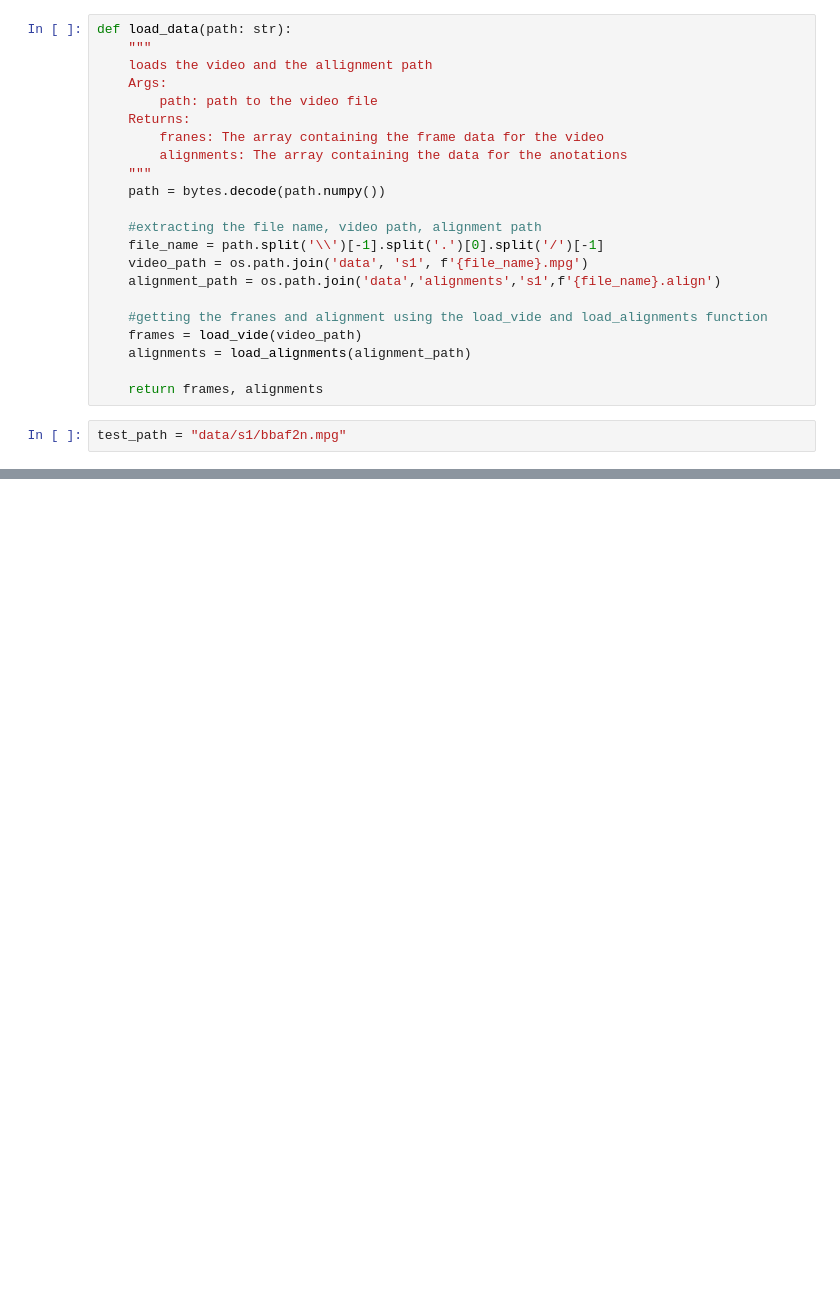
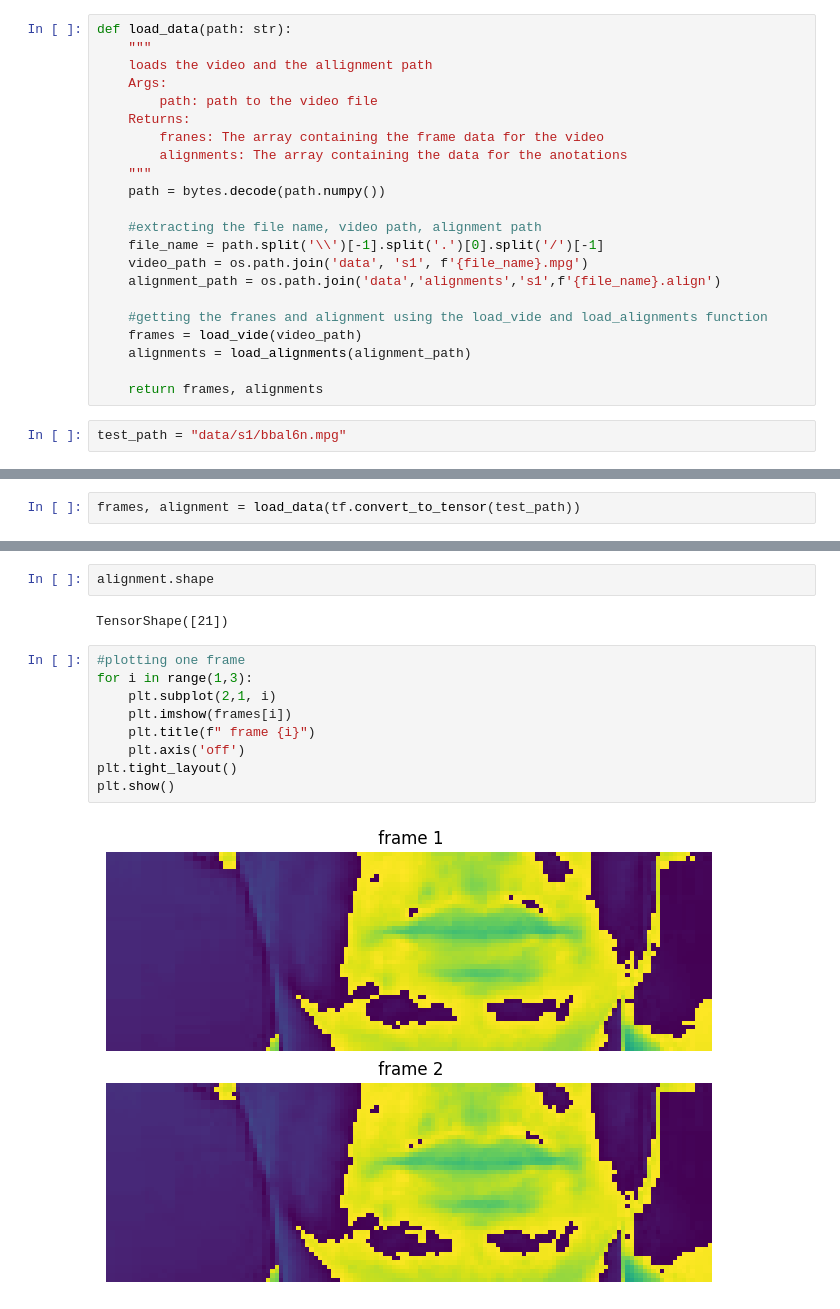
Before and after one commit to Vivek084c/Deep_learning, a Jupyter notebook: Lip_reading_model/main.ipynb, the cells around one changed output, grey strips where cells are left out. Drawn from its saved outputs; the diff is of its cells as text; blank space fills up the shorter version.

Commit message:
done with data preprocessing onto data pipeline

```diff
--- a/Lip_reading_model/main.ipynb
+++ b/Lip_reading_model/main.ipynb
@@ -170,7 +143,7 @@ def load_data(path: str):
 
     return frames, alignments
 # %%
-test_path = "data/s1/bbaf2n.mpg"
+test_path = "data/s1/bbal6n.mpg"
 # %%
 tf.convert_to_tensor(test_path)
 # %% [output]
@@ -198,0 +171,2 @@ bbaf2n
+# %%
+frames, alignment = load_data(tf.convert_to_tensor(test_path))
@@ -198,0 +193,15 @@ bbaf2n
+# %%
+alignment.shape
+# %% [output]
+TensorShape([21])
+# %%
+#plotting one frame
+for i in range(1,3):
+    plt.subplot(2,1, i)
+    plt.imshow(frames[i])
+    plt.title(f" frame {i}")
+    plt.axis('off')
+plt.tight_layout()
+plt.show()
+# %% [output]
+[figure, added]
```
Also changed, not shown: parts of 11 cells of this notebook.
